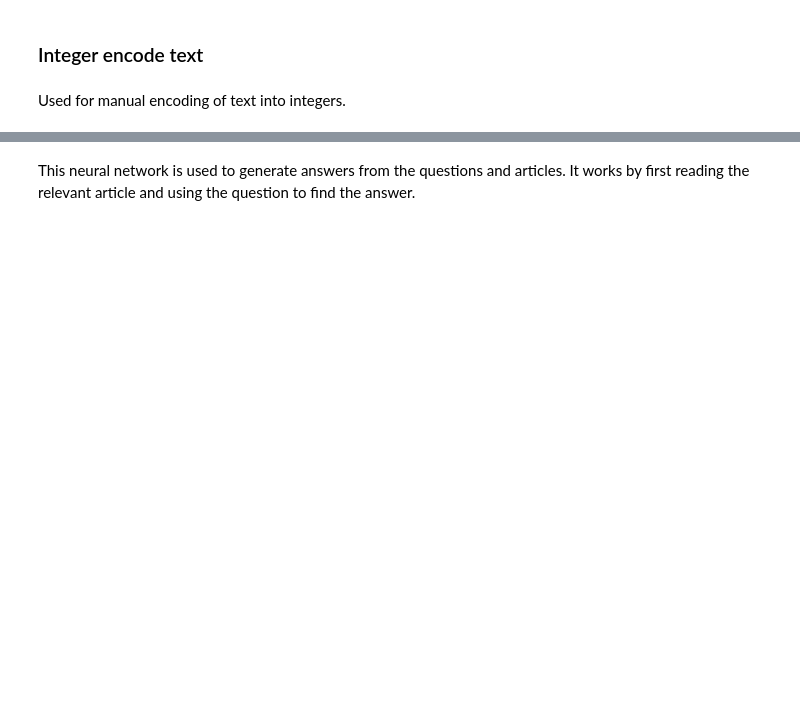
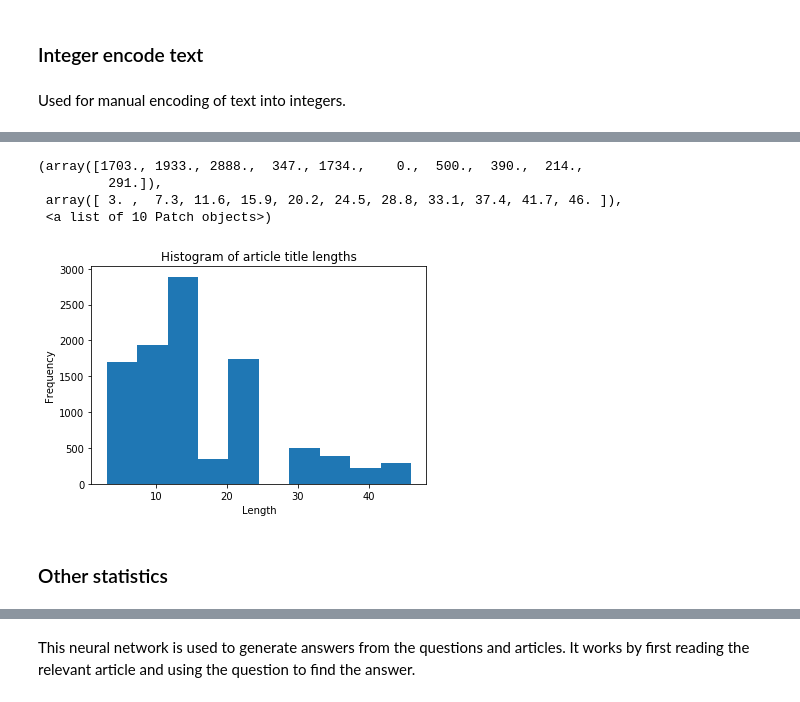
Before and after one commit to moonman239/Capstone-project, a Jupyter notebook: Capstone_project_merged.ipynb, the cells around one changed output, grey strips where cells are left out. Saved outputs shown, nothing was run; the diff lists cells and outputs as text; code cells hidden in the pictures; blank space fills up the shorter version.

```diff
--- a/Capstone_project_merged.ipynb
+++ b/Capstone_project_merged.ipynb
@@ -273,0 +323,11 @@ contextTokenized_train = pad_sequences(contextTokenized_train,maxlen=max_length_
+# %%
+plt.xlabel("Length")
+plt.ylabel("Frequency")
+plt.title("Histogram of article title lengths")
+plt.hist(trainingData["article_title"].str.len().values[0:10000])
+# %% [output]
+(array([1703., 1933., 2888.,  347., 1734.,    0.,  500.,  390.,  214.,
+         291.]),
+ array([ 3. ,  7.3, 11.6, 15.9, 20.2, 24.5, 28.8, 33.1, 37.4, 41.7, 46. ]),
+ <a list of 10 Patch objects>)
+[figure, added]
@@ -273,0 +353,2 @@ contextTokenized_train = pad_sequences(contextTokenized_train,maxlen=max_length_
+# %% [markdown]
+### Other statistics
```
Also changed, not shown: parts of 156 cells of this notebook.
